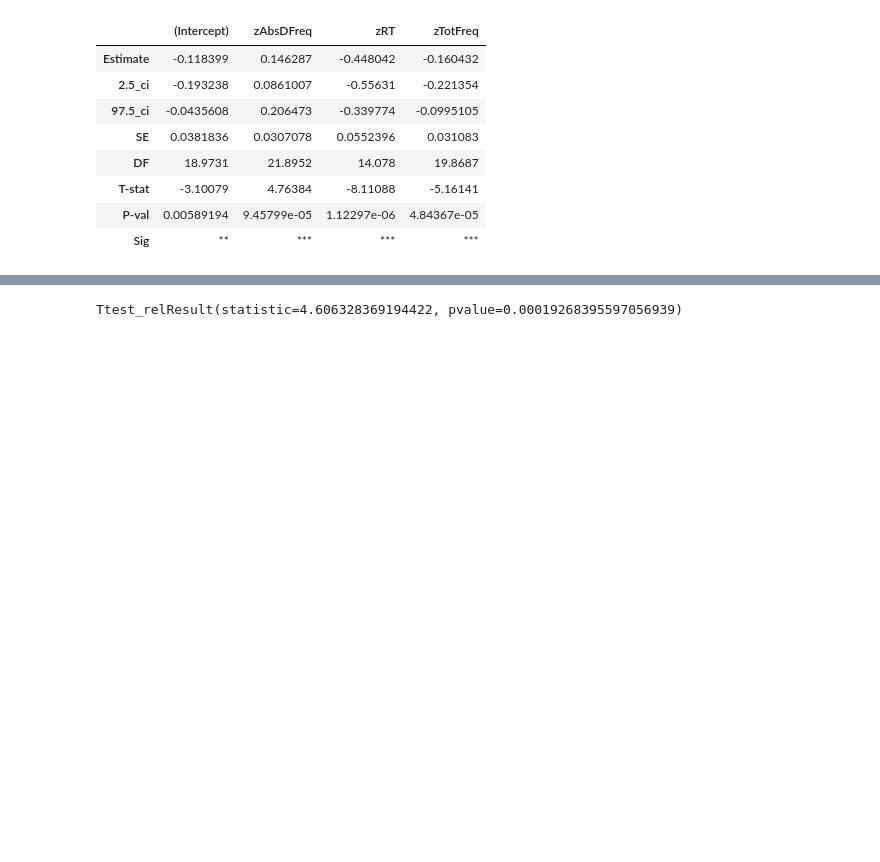
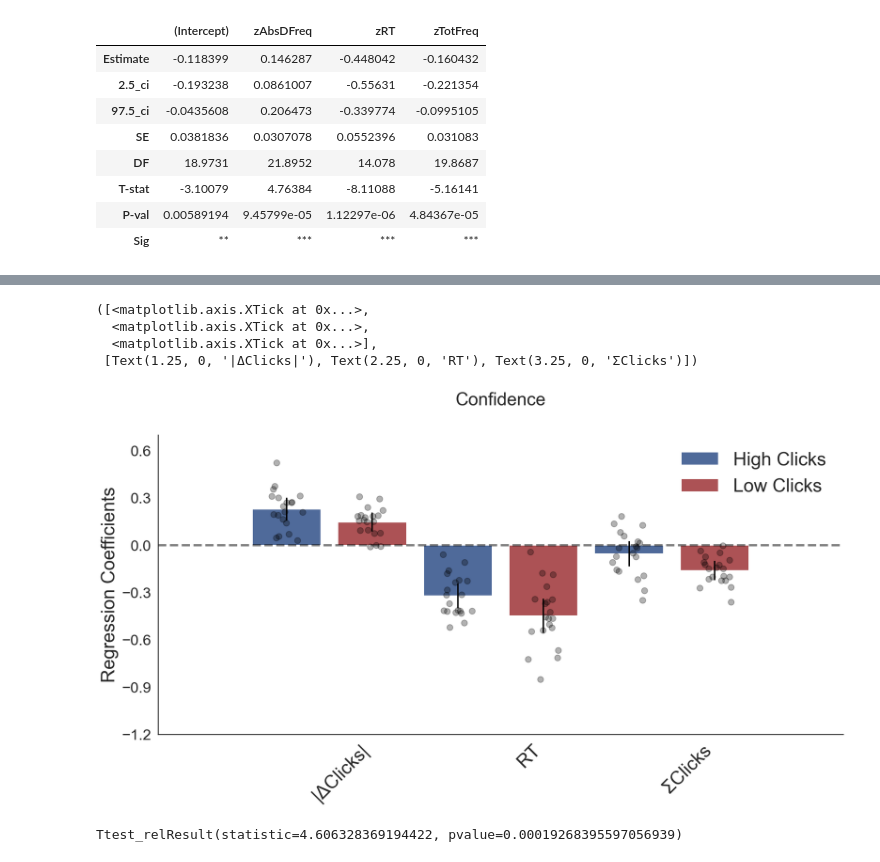
Before and after one commit to pradysepulveda/pupilPEB2021, a Jupyter notebook: Code PupilClicks/PEB2021_PupilSelect.ipynb, the cells around one changed output, grey strips where cells are left out. Cells and saved outputs as stored; diff of their text form; code cells hidden in the pictures; blank space fills up the shorter version.

```diff
--- a/Code PupilClicks/PEB2021_PupilSelect.ipynb
+++ b/Code PupilClicks/PEB2021_PupilSelect.ipynb
@@ -889,3 +917,14 @@ plt.xticks([1.25,2.25,3.25, 4.25],['(Inter)','|ΔClicks|','RT','ΣClicks'], rota
+# %%
+Coefpresplot_bar2(table_data1, par_table_data1,table_data2, par_table_data2, barcol1='#4F6A9A',barcol2='#AC5255',
+                  title='Confidence', size='big',ymultiple=0.3, ticklabsize=20,labels= ['High Clicks','Low Clicks'])
+#plt.ylim(-0.4, 0.4)
+plt.xticks([1.25,2.25,3.25],['|ΔClicks|','RT','ΣClicks'], rotation=45)
+# %% [output]
+([<matplotlib.axis.XTick at 0x...>,
+  <matplotlib.axis.XTick at 0x...>,
+  <matplotlib.axis.XTick at 0x...>],
+ [Text(1.25, 0, '|ΔClicks|'), Text(2.25, 0, 'RT'), Text(3.25, 0, 'ΣClicks')])
+[figure, added]
 # %%
 stats.ttest_rel(par_table_data1.zTotFreq.values,par_table_data2.zTotFreq.values)
 # %% [output]
```
Also changed, not shown: parts of 18 cells of this notebook, 4 other files.
